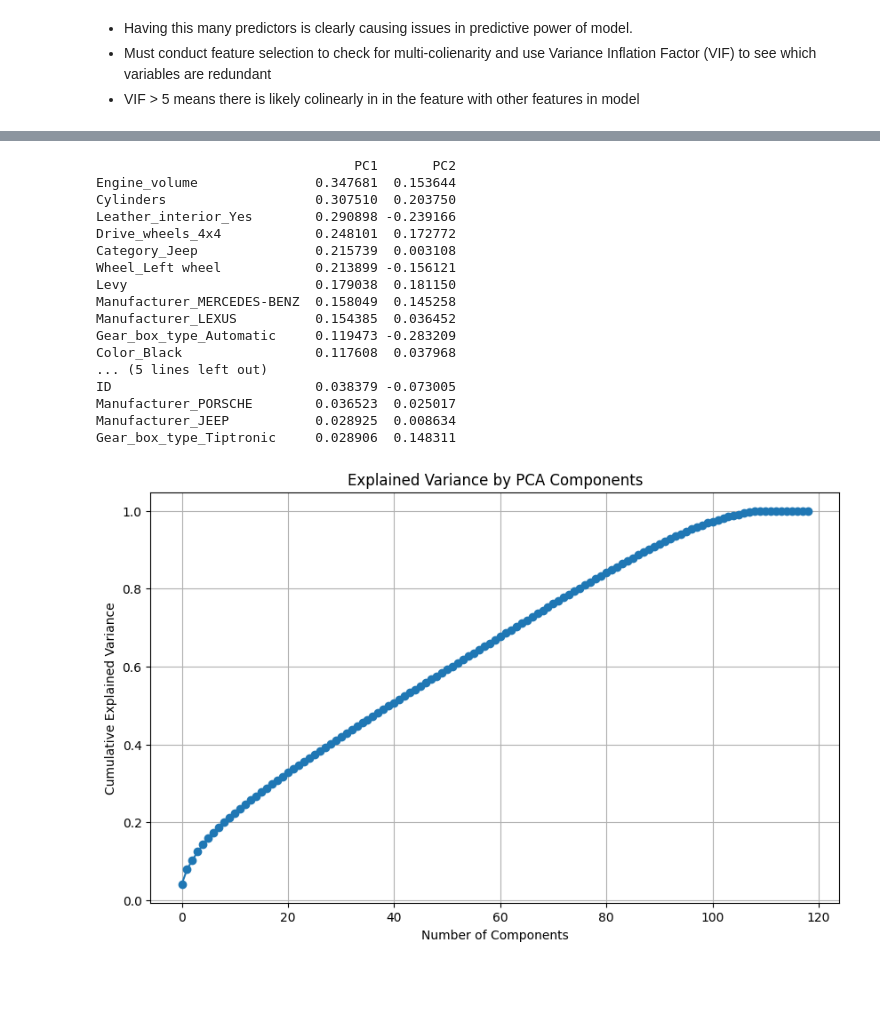
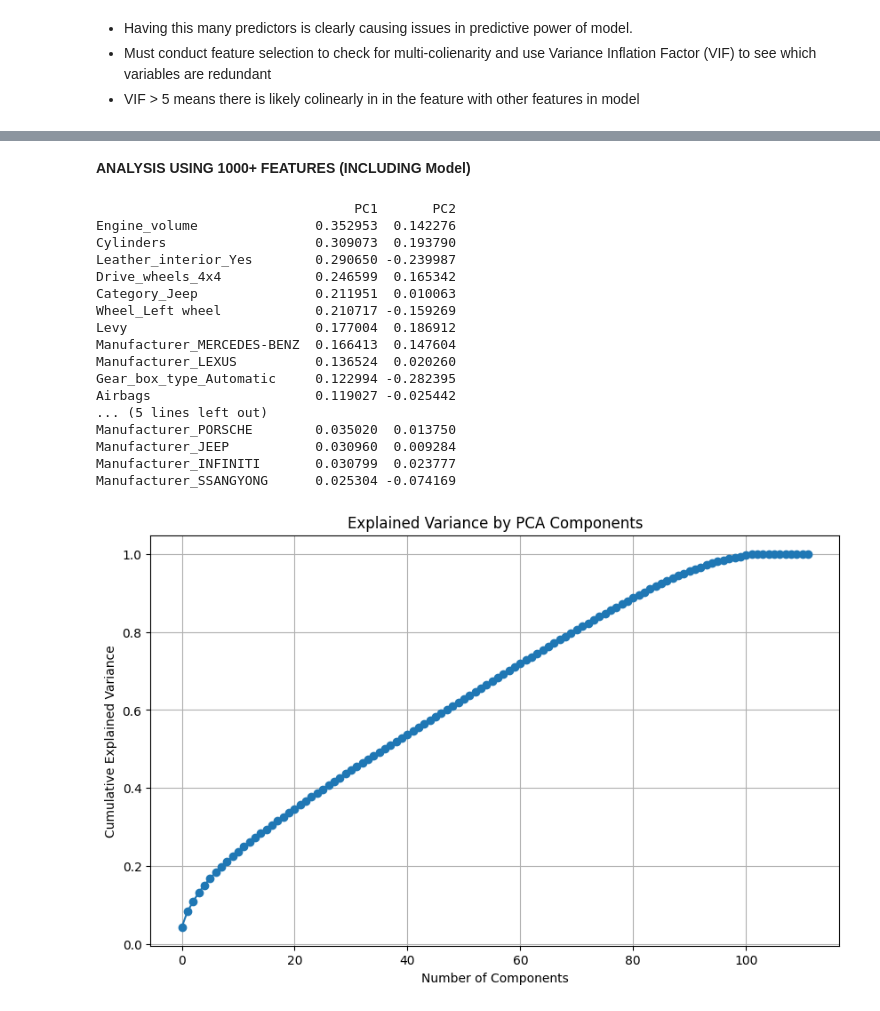
Before and after one commit to Karish-Gupta/DS502-Project, a Jupyter notebook: EDA.ipynb, the cells around one changed output, grey strips where cells are left out. Saved outputs shown, nothing was run; the diff lists cells and outputs as text; code cells hidden in the pictures; blank space fills up the shorter version.

Commit message:
Modling and analysis

```diff
--- a/EDA.ipynb
+++ b/EDA.ipynb
@@ -75,6 +72,17 @@ def preprocess(data: pd.DataFrame):
 
    # Drop ID column
    data = data.drop(columns=['ID'])
+   data = data.dropna()
+
+   # Handle outliers
+   # Remove entries with extreme Prices
+   Q1 = data['Price'].quantile(0.25)
+   Q3 = data['Price'].quantile(0.75)
+   IQR = Q3 - Q1
+   lower_bound = Q1 - 1.5 * IQR
+   upper_bound = Q3 + 1.5 * IQR
+
+   data = data[(data['Price'] >= lower_bound) & (data['Price'] <= upper_bound)]
 
    return data
 
@@ -97,7 +105,7 @@ def OHE_data(data: pd.DataFrame):
 
 processed_data = preprocess(data) # Use full dataset for data analysis
 OHE_processed_data = OHE_data(processed_data)
-X_train, y_train, X_test, y_test = split_data(processed_data) # Use train/test split data for modeling
+X_train, y_train, X_test, y_test = split_data(OHE_processed_data) # Use train/test split data for modeling
 # %%
 processed_data.head()
 # %% [output]
@@ -334,50 +350,52 @@ plt.show()
+# %% [markdown]
+**ANALYSIS USING 1000+ FEATURES (INCLUDING Model)**
 # %%
-# Standardize features
-X = OHE_processed_data.dropna()
+# Standardize features using training sample
+X = X_train
 
-scalar = StandardScaler()
-X_scaled = scalar.fit_transform(X)
+scaler = StandardScaler()
+X_scaled = scaler.fit_transform(X)
 
 pca = PCA()
 X_pca = pca.fit_transform(X_scaled)
 
 explained_variance = pca.explained_variance_ratio_
 
 
 # Create a loadings DataFrame
 loadings = pd.DataFrame(
     pca.components_.T,
     columns=[f'PC{i+1}' for i in range(len(X.columns))],
     index=X.columns
 )
 
 # View top contributors to PC1 and PC2
 print(loadings[['PC1', 'PC2']].sort_values(by='PC1', ascending=False).head(20))
 
 
 plt.figure(figsize=(10, 6))
 plt.plot(np.cumsum(explained_variance), marker='o')
 plt.xlabel('Number of Components')
 plt.ylabel('Cumulative Explained Variance')
 plt.title('Explained Variance by PCA Components')
 plt.grid(True)
 plt.show()
 # %% [output]
                                  PC1       PC2
-Engine_volume               0.347681  0.153644
-Cylinders                   0.307510  0.203750
-Leather_interior_Yes        0.290898 -0.239166
-Drive_wheels_4x4            0.248101  0.172772
-Category_Jeep               0.215739  0.003108
-Wheel_Left wheel            0.213899 -0.156121
-Levy                        0.179038  0.181150
-Manufacturer_MERCEDES-BENZ  0.158049  0.145258
-Manufacturer_LEXUS          0.154385  0.036452
-Gear_box_type_Automatic     0.119473 -0.283209
-Color_Black                 0.117608  0.037968
+Engine_volume               0.352953  0.142276
+Cylinders                   0.309073  0.193790
+Leather_interior_Yes        0.290650 -0.239987
+Drive_wheels_4x4            0.246599  0.165342
+Category_Jeep               0.211951  0.010063
+Wheel_Left wheel            0.210717 -0.159269
+Levy                        0.177004  0.186912
+Manufacturer_MERCEDES-BENZ  0.166413  0.147604
+Manufacturer_LEXUS          0.136524  0.020260
+Gear_box_type_Automatic     0.122994 -0.282395
+Airbags                     0.119027 -0.025442
 ... (5 lines left out)
-ID                          0.038379 -0.073005
-Manufacturer_PORSCHE        0.036523  0.025017
-Manufacturer_JEEP           0.028925  0.008634
-Gear_box_type_Tiptronic     0.028906  0.148311
+Manufacturer_PORSCHE        0.035020  0.013750
+Manufacturer_JEEP           0.030960  0.009284
+Manufacturer_INFINITI       0.030799  0.023777
+Manufacturer_SSANGYONG      0.025304 -0.074169
-[figure, old version]
+[figure, new version]
```
Also changed, not shown: parts of 30 cells of this notebook, 1 other file.
